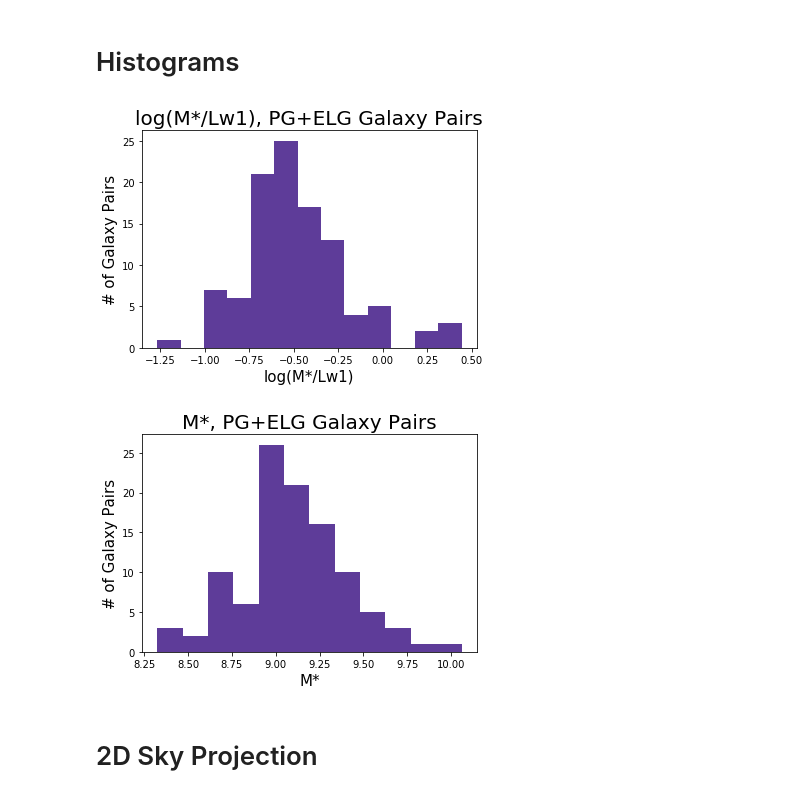
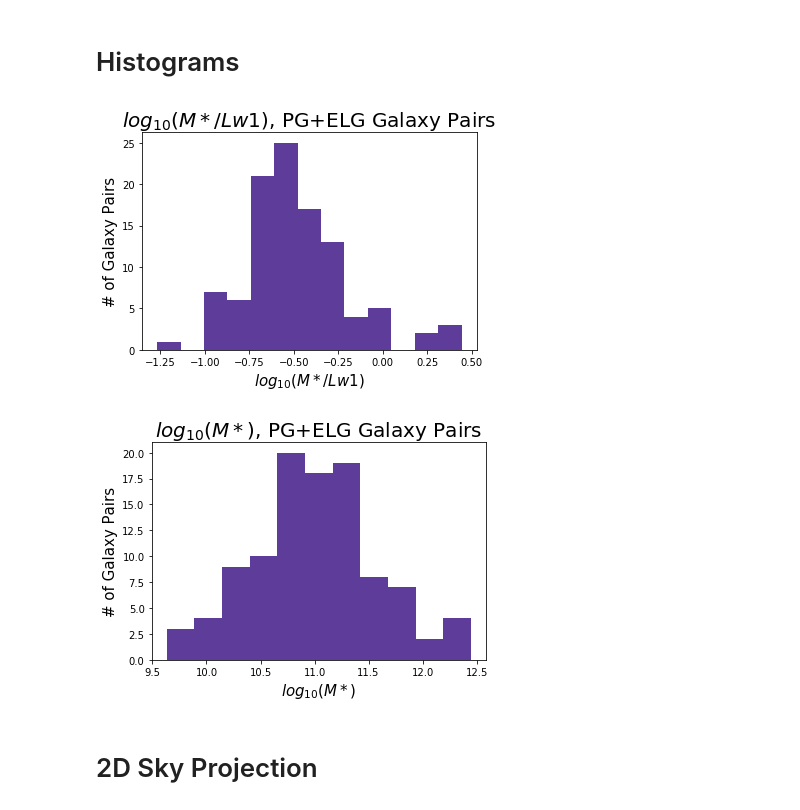
Before and after one commit to beckysteele/python_playground, a Jupyter notebook: strong_lensing_research/Research Plots (Becky).ipynb, the cells around one changed output. Cells and saved outputs as stored; diff of their text form; code cells hidden in the pictures.

```diff
--- a/strong_lensing_research/Research Plots (Becky).ipynb
+++ b/strong_lensing_research/Research Plots (Becky).ipynb
@@ -647,40 +664,40 @@ Text(0,0.5,'Source Redshift (z2)')
 # %%
 #------------------------------------------------------
 #log(M*/Lw1) for PG+ELG galaxy pairs from sample
 #------------------------------------------------------
 plt.hist(logMstar_Lw1_pg_elg_pairs,histtype='bar',color='#5e3c99',bins='auto')
 #plt.hist(z2_pg_elg_pairs, histtype='step', linewidth=3, linestyle=':', color='#5e3c99', bins=np.arange(min(z2_pg_elg_pairs), max(z2_pg_elg_pairs) + binwidth, binwidth), label='Source')
 #plt.legend(loc='upper right', numpoints=2, borderpad=1)
-p = plt.title("log(M*/Lw1), PG+ELG Galaxy Pairs",fontsize=20)
+p = plt.title("$log_{10}(M*/Lw1)$, PG+ELG Galaxy Pairs",fontsize=20)
 
 plt.tick_params(axis='both', which='major', labelsize=10)
 plt.tick_params(axis='both', which='minor', labelsize=10)
 plt.ylabel('# of Galaxy Pairs', fontsize=15)
-plt.xlabel('log(M*/Lw1)', fontsize=15)
+plt.xlabel('$log_{10}(M*/Lw1)$', fontsize=15)
 
 # plt.savefig('PG_ELG_Gals_by_z.png')
 #plt.savefig('PG_ELG_Gals_by_z.png', dpi=90, bbox_inches='tight')
 plt.show()
 
 #------------------------------------------------------
 #M* for PG+ELG galaxy pairs from sample
 #------------------------------------------------------
-plt.hist(Mstar_pg_elg_pairs,histtype='bar',color='#5e3c99',bins='auto')
+plt.hist(logMstar_pg_elg_pairs,histtype='bar',color='#5e3c99',bins='auto')
 #plt.hist(z2_pg_elg_pairs, histtype='step', linewidth=3, linestyle=':', color='#5e3c99', bins=np.arange(min(z2_pg_elg_pairs), max(z2_pg_elg_pairs) + binwidth, binwidth), label='Source')
 #plt.legend(loc='upper right', numpoints=2, borderpad=1)
-p = plt.title("M*, PG+ELG Galaxy Pairs",fontsize=20)
+p = plt.title("$log_{10}(M*)$, PG+ELG Galaxy Pairs",fontsize=20)
 
 plt.tick_params(axis='both', which='major', labelsize=10)
 plt.tick_params(axis='both', which='minor', labelsize=10)
 plt.ylabel('# of Galaxy Pairs', fontsize=15)
-plt.xlabel('M*', fontsize=15)
+plt.xlabel('$log_{10}(M*)$', fontsize=15)
 
 # plt.savefig('PG_ELG_Gals_by_z.png')
 #plt.savefig('PG_ELG_Gals_by_z.png', dpi=90, bbox_inches='tight')
 plt.show()
 # %% [output]
-[figure, old version]
+[figure, new version]
-[figure, old version]
+[figure, new version]
 # %% [markdown]
 # 2D Sky Projection
 # %%
```
Also changed, not shown: parts of 8 cells of this notebook, 1 other file.
